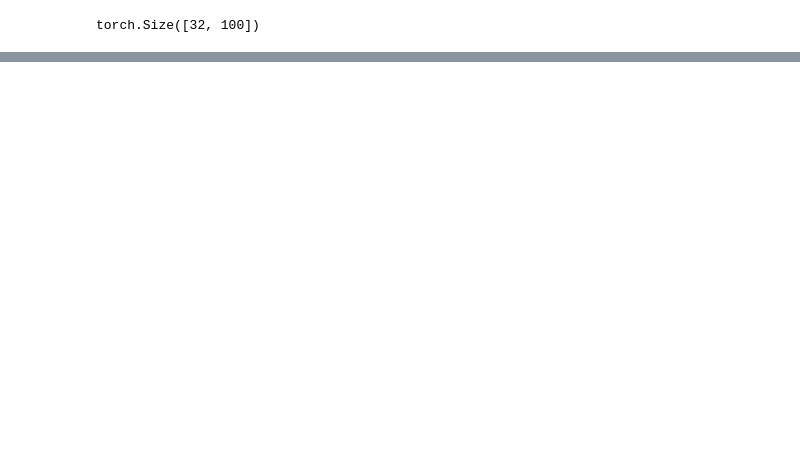
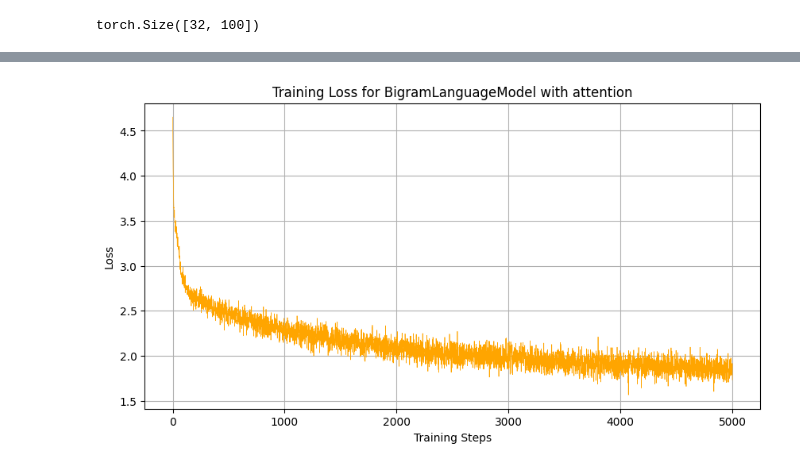
Before and after one commit to Ali-AliAli-Ali/ML_homeworks_magistracy, a Jupyter notebook: gpt_dev.ipynb, the cells around one changed output, grey strips where cells are left out. Drawn from its saved outputs; the diff is of its cells as text; code cells hidden in the pictures; blank space fills up the shorter version.

```diff
--- a/gpt_dev.ipynb
+++ b/gpt_dev.ipynb
@@ -751,0 +781,11 @@ That wha
+# %%
+plt.figure(figsize=(10, 5))
+plt.plot(loss_dynamics, linewidth=0.5, color="orange")
+plt.grid(True)
+
+plt.xlabel("Training Steps")
+plt.ylabel("Loss")
+plt.title("Training Loss for BigramLanguageModel with attention")
+plt.show()
+# %% [output]
+[figure, added]
```
Also changed, not shown: parts of 42 cells of this notebook.
